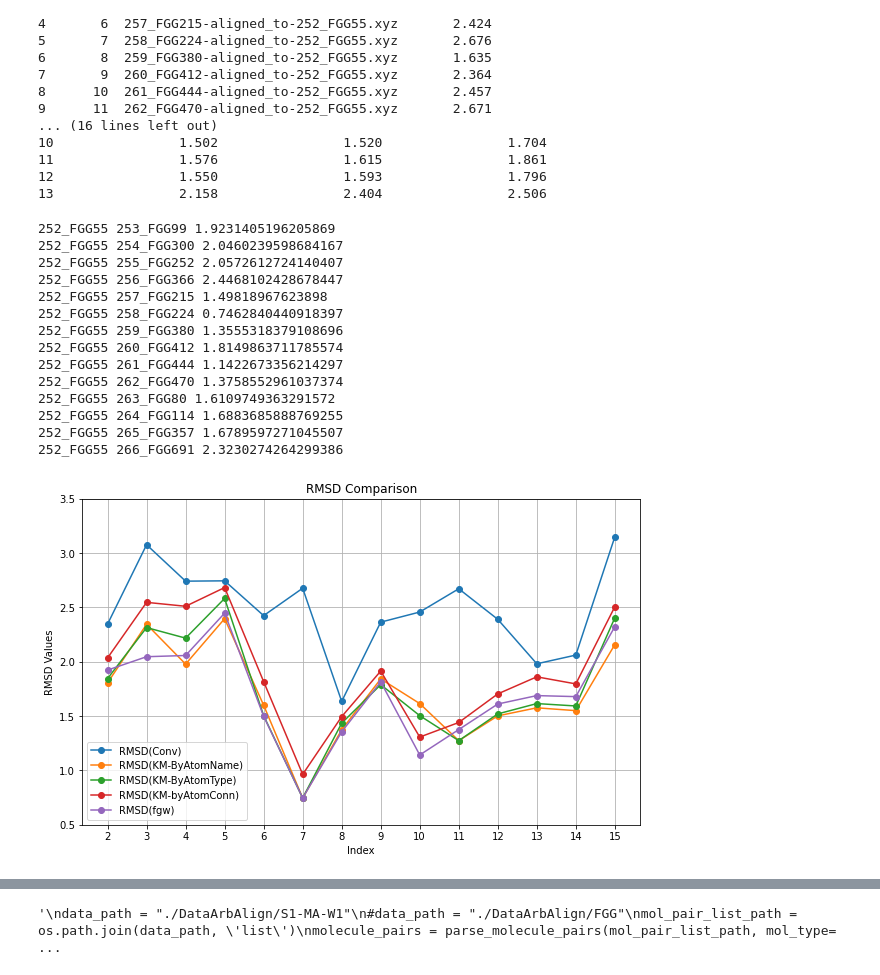
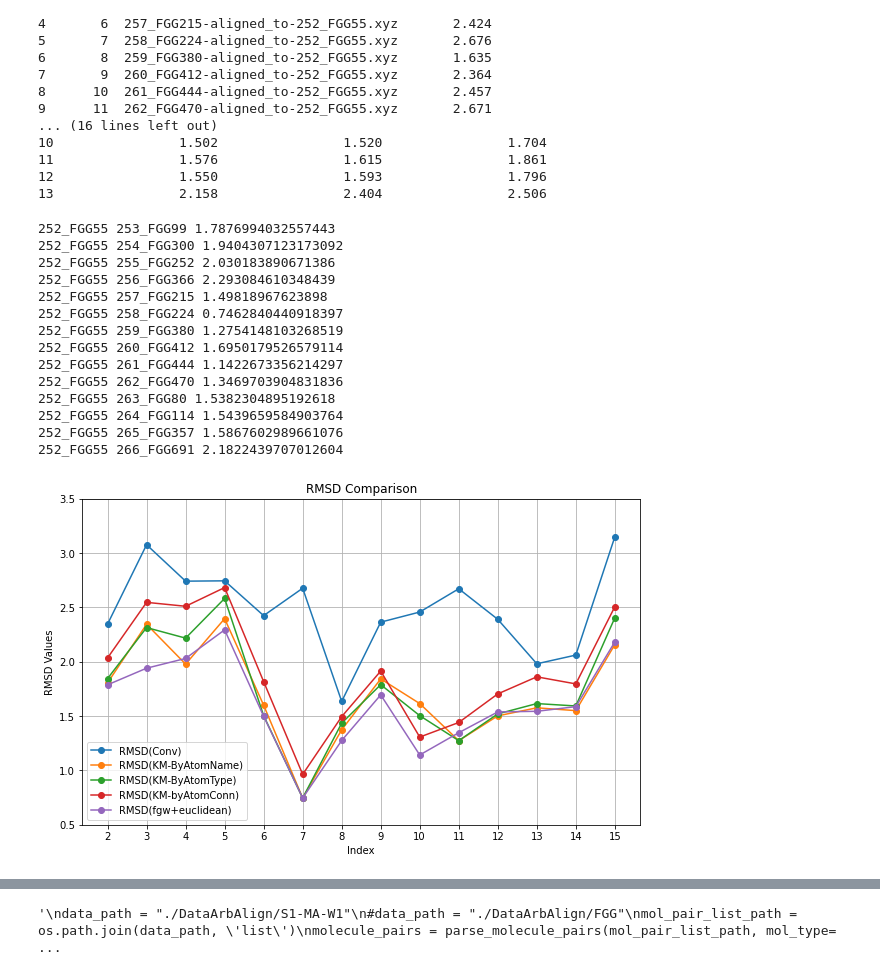
Before and after one commit to weixiaoqimath/otmol, a Jupyter notebook: otmol_arbalignData.ipynb, the cells around one changed output, grey strips where cells are left out. Cells and saved outputs as stored; diff of their text form; code cells hidden in the pictures.

Commit message:
use euclidean only

```diff
--- a/otmol_arbalignData.ipynb
+++ b/otmol_arbalignData.ipynb
@@ -184,50 +149,43 @@ data_path = "./DataArbAlign/FGG-Tripeptide"
 #data_path = "./DataArbAlign/FGG"
 mol_pair_list_path = os.path.join(data_path, 'list')
 molecule_pairs = parse_molecule_pairs(mol_pair_list_path, mol_type='FGG')
-otmol_res = Experiment(data_path, molecule_pairs, method='fgw', alpha_list=np.linspace(0,0.2,1000), coef_DD=np.arange(1,21))
+otmol_res = Experiment(data_path, molecule_pairs, method='fgw', D_matrix='euclidean', alpha_list=np.linspace(0,0.1,1000))
 #print(otmol_res)
 # %% [output]
-252_FGG55 253_FGG99 1.9231405196205869
-252_FGG55 254_FGG300 2.0460239598684167
-252_FGG55 255_FGG252 2.0572612724140407
-252_FGG55 256_FGG366 2.4468102428678447
+252_FGG55 253_FGG99 1.7876994032557443
+252_FGG55 254_FGG300 1.9404307123173092
+252_FGG55 255_FGG252 2.030183890671386
+252_FGG55 256_FGG366 2.293084610348439
 252_FGG55 257_FGG215 1.49818967623898
 252_FGG55 258_FGG224 0.7462840440918397
-252_FGG55 259_FGG380 1.3555318379108696
-252_FGG55 260_FGG412 1.8149863711785574
+252_FGG55 259_FGG380 1.2754148103268519
+252_FGG55 260_FGG412 1.6950179526579114
 252_FGG55 261_FGG444 1.1422673356214297
-252_FGG55 262_FGG470 1.3758552961037374
-252_FGG55 263_FGG80 1.6109749363291572
-252_FGG55 264_FGG114 1.6883685888769255
-252_FGG55 265_FGG357 1.6789597271045507
-252_FGG55 266_FGG691 2.3230274264299386
+252_FGG55 262_FGG470 1.3469703904831836
+252_FGG55 263_FGG80 1.5382304895192618
+252_FGG55 264_FGG114 1.5439659584903764
+252_FGG55 265_FGG357 1.5867602989661076
+252_FGG55 266_FGG691 2.1822439707012604
 # %%
 # Concatenate otmol_res and df along the columns
-combined_df = pd.concat([otmol_res, df], axis=1)
-
-# Ensure the column "RMSD(fgw)" exists in the combined DataFrame
-if "RMSD(fgw)" not in combined_df.columns:
-    combined_df["RMSD(fgw)"] = None  # Add a placeholder column if it doesn't exist
-
+arbalign_res = pd.read_csv(os.path.join(data_path, 'rmsd-2017.dat'), sep='\s+')
+combined_df = pd.concat([otmol_res, arbalign_res], axis=1)
 # Plot the specified columns against the Index column
-columns_to_plot = ["RMSD(Conv)", "RMSD(KM-ByAtomName)", "RMSD(KM-ByAtomType)", "RMSD(KM-byAtomConn)", "RMSD(fgw)"]
-
-# Drop any rows with missing values in the specified columns
-plot_data = combined_df.dropna(subset=columns_to_plot)
+columns_to_plot = ["RMSD(Conv)", "RMSD(KM-ByAtomName)", "RMSD(KM-ByAtomType)", "RMSD(KM-byAtomConn)", "RMSD(fgw+euclidean)"]
 
 plt.figure(figsize=(10,6))
 # Plot each column against the Index column
 for column in columns_to_plot:
-    plt.plot(plot_data["Index"], plot_data[column], marker='o', label=column)
+    plt.plot(range(2,16), combined_df[column], marker='o', label=column)
 plt.title("RMSD Comparison")
 plt.xlabel("Index")
 plt.ylabel("RMSD Values")
 plt.ylim(0.5, 3.5)
 plt.xticks(range(2,16))
 plt.legend()
 plt.grid(True)
 # %% [output]
-[figure, old version]
+[figure, new version]
 # %%
 otmol_res
 # %% [output]
```
Also changed, not shown: parts of 7 cells of this notebook.
